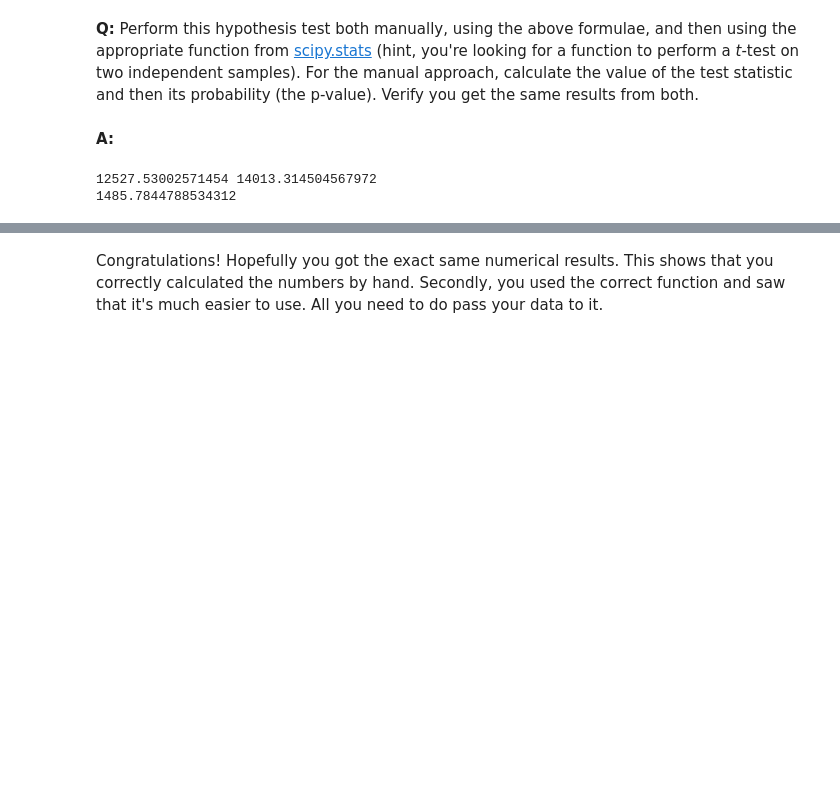
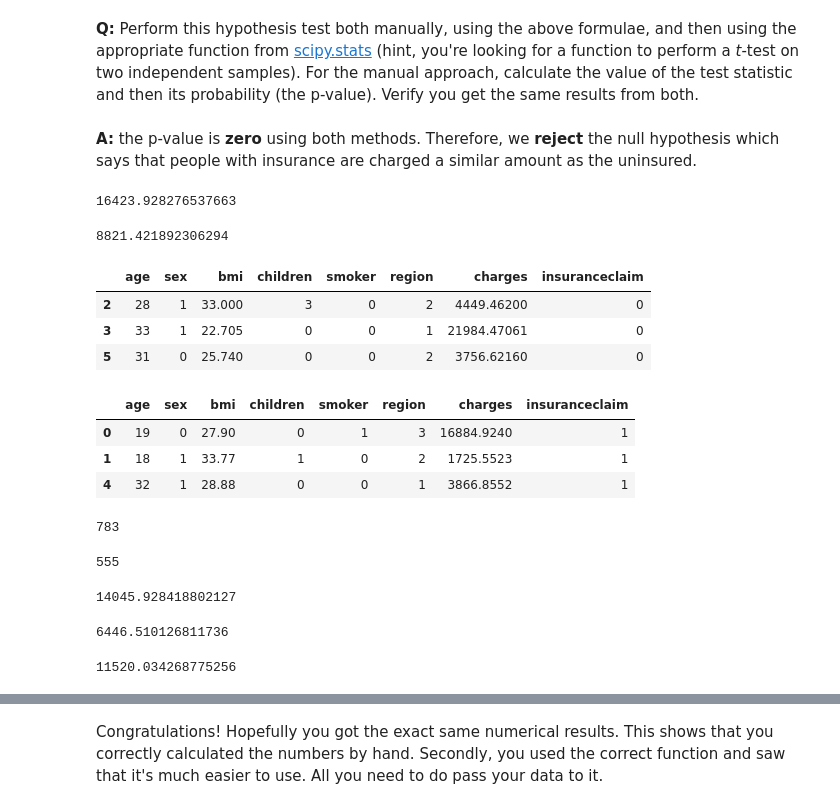
Before and after one commit to ssatti0/Springboard_work, a Jupyter notebook: Mini_projects/Inferential Statistics/inferential_statistics_1b-Q6.25.ipynb, the cells around one changed output, grey strips where cells are left out. Saved outputs shown, nothing was run; the diff lists cells and outputs as text; code cells hidden in the pictures; blank space fills up the shorter version.

```diff
--- a/Mini_projects/Inferential Statistics/inferential_statistics_1b-Q6.25.ipynb
+++ b/Mini_projects/Inferential Statistics/inferential_statistics_1b-Q6.25.ipynb
@@ -169,18 +201,62 @@ __A:__
 # %% [markdown]
 __Q:__ Perform this hypothesis test both manually, using the above formulae, and then using the appropriate function from [scipy.stats](https://docs.scipy.org/doc/scipy/reference/stats.html#statistical-tests) (hint, you're looking for a function to perform a _t_-test on two independent samples). For the manual approach, calculate the value of the test statistic and then its probability (the p-value). Verify you get the same results from both.
-# %% [markdown]
-__A:__
-# %%
-#confidence interval using t-test:
-
-mean = np.mean(medical.charges)
-
-margin_of_error = stats.sem(medical.charges) * t.ppf((1 + 0.975) / 2, len(medical.charges) - 1)
-
-start = mean - margin_of_error
-end = mean + margin_of_error
-print(start, end)
-print(end - start)
-# %% [output]
-12527.53002571454 14013.314504567972
-1485.7844788534312
+# %% [markdown]
+__A:__ the p-value is __zero__ using both methods. Therefore, we **reject** the null hypothesis which says that people with insurance are charged a similar amount as the uninsured.
+# %%
+# Mean of charges of insured in the sample
+insured_1 = medical[medical['insuranceclaim'] == 1]
+x_1 = np.mean(insured_1.charges)
+x_1
+# %% [output]
+16423.928276537663
+# %%
+#Mean of charges of uninsured in the sample
+uninsured_0 = medical[medical['insuranceclaim'] == 0]
+x_0 = uninsured_0.charges.mean()
+x_0
+# %% [output]
+8821.421892306294
+# %%
+uninsured_0.head(3) # check new dataframe for uninsured
+# %% [output]
+|  | age | sex | bmi | children | smoker | region | charges | insuranceclaim |
+| 2 | 28 | 1 | 33.000 | 3 | 0 | 2 | 4449.46200 | 0 |
+| 3 | 33 | 1 | 22.705 | 0 | 0 | 1 | 21984.47061 | 0 |
+| 5 | 31 | 0 | 25.740 | 0 | 0 | 2 | 3756.62160 | 0 |
+# %%
+insured_1.head(3)  # check dataframe of insured
+# %% [output]
+|  | age | sex | bmi | children | smoker | region | charges | insuranceclaim |
+| 0 | 19 | 0 | 27.90 | 0 | 1 | 3 | 16884.9240 | 1 |
+| 1 | 18 | 1 | 33.77 | 1 | 0 | 2 | 1725.5523 | 1 |
+| 4 | 32 | 1 | 28.88 | 0 | 0 | 1 | 3866.8552 | 1 |
+# %%
+n_1 = insured_1.charges.count() # number of insured in sample
+n_1
+# %% [output]
+783
+# %%
+n_0 = uninsured_0.charges.count() # number of uninsured in sample
+n_0
+# %% [output]
+555
+# %%
+s_1 = np.std(insured_1.charges, ddof=1) # standard deviation of insured sample:
+s_1
+# %% [output]
+14045.928418802127
+# %%
+s_0 = uninsured_0.charges.std() # standard deviation of uninsured sample:
+s_0
+# %% [output]
+6446.510126811736
+# %%
+# Pooled Standard Deviation for the insured and uninsured samples
+tmp_0 = (n_0-1)*s_0**2
+tmp_1 = (n_1-1)*s_1**2
+tmp_d = n_0+n_1-2
+
+s_p = np.sqrt((tmp_0 + tmp_1) /tmp_d)
+s_p
+# %% [output]
+11520.034268775256
```
Also changed, not shown: parts of 24 cells of this notebook.
